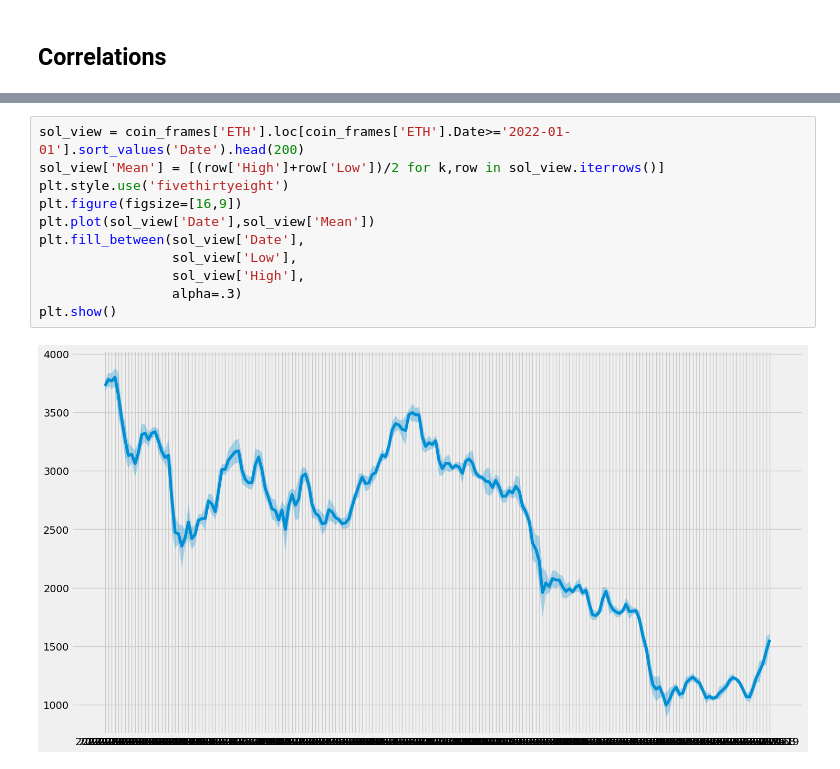
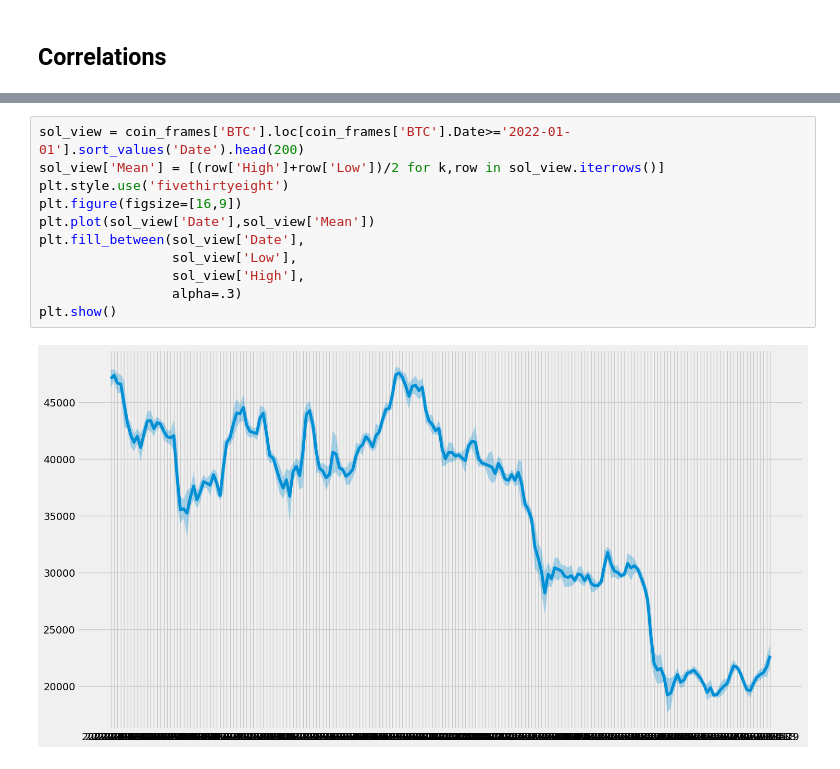
Before and after one commit to DueViktor/WildDataExam, a Jupyter notebook: CorrelationAnalysis.ipynb, the cells around one changed output, grey strips where cells are left out. Drawn from its saved outputs; the diff is of its cells as text.

```diff
--- a/CorrelationAnalysis.ipynb
+++ b/CorrelationAnalysis.ipynb
@@ -107,14 +115,14 @@ Name: Date, Length: 100, dtype: object
 # %%
-sol_view = coin_frames['ETH'].loc[coin_frames['ETH'].Date>='2022-01-01'].sort_values('Date').head(200)
+sol_view = coin_frames['BTC'].loc[coin_frames['BTC'].Date>='2022-01-01'].sort_values('Date').head(200)
 sol_view['Mean'] = [(row['High']+row['Low'])/2 for k,row in sol_view.iterrows()]
 plt.style.use('fivethirtyeight')
 plt.figure(figsize=[16,9])
 plt.plot(sol_view['Date'],sol_view['Mean'])
 plt.fill_between(sol_view['Date'],
                  sol_view['Low'],
                  sol_view['High'],
                  alpha=.3)
 plt.show()
 # %% [output]
-[figure, old version]
+[figure, new version]
 # %%
```
Also changed, not shown: parts of 32 cells of this notebook, 1 other file.
